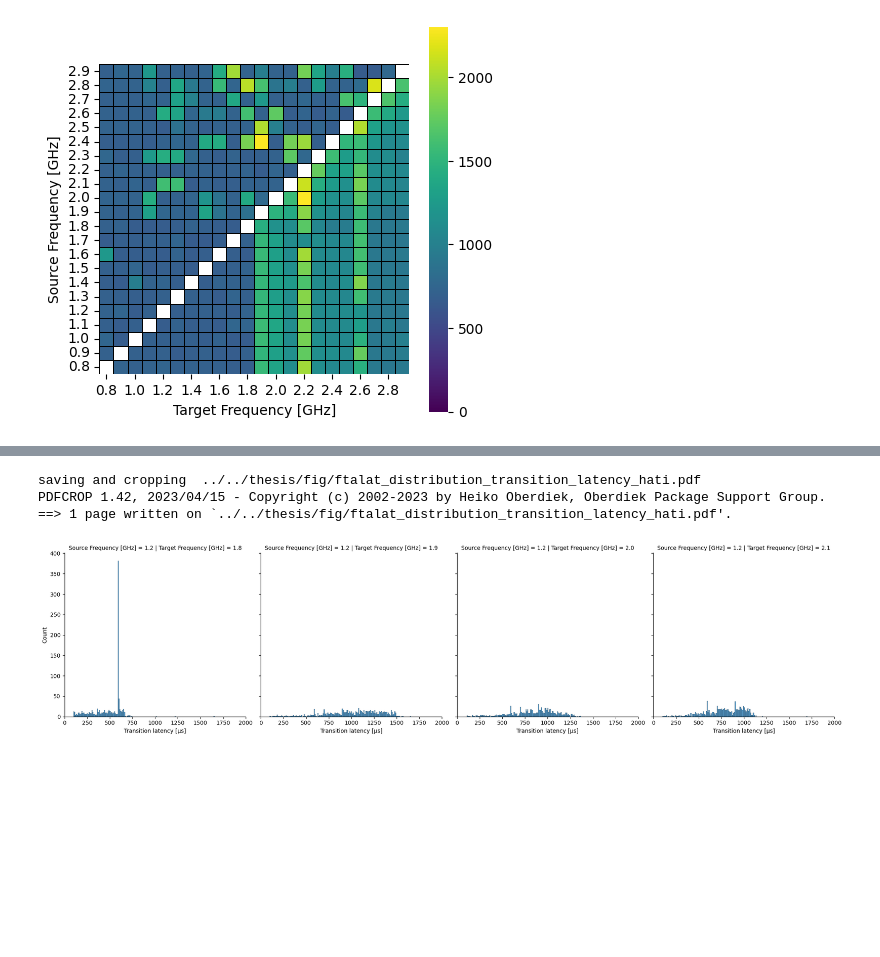
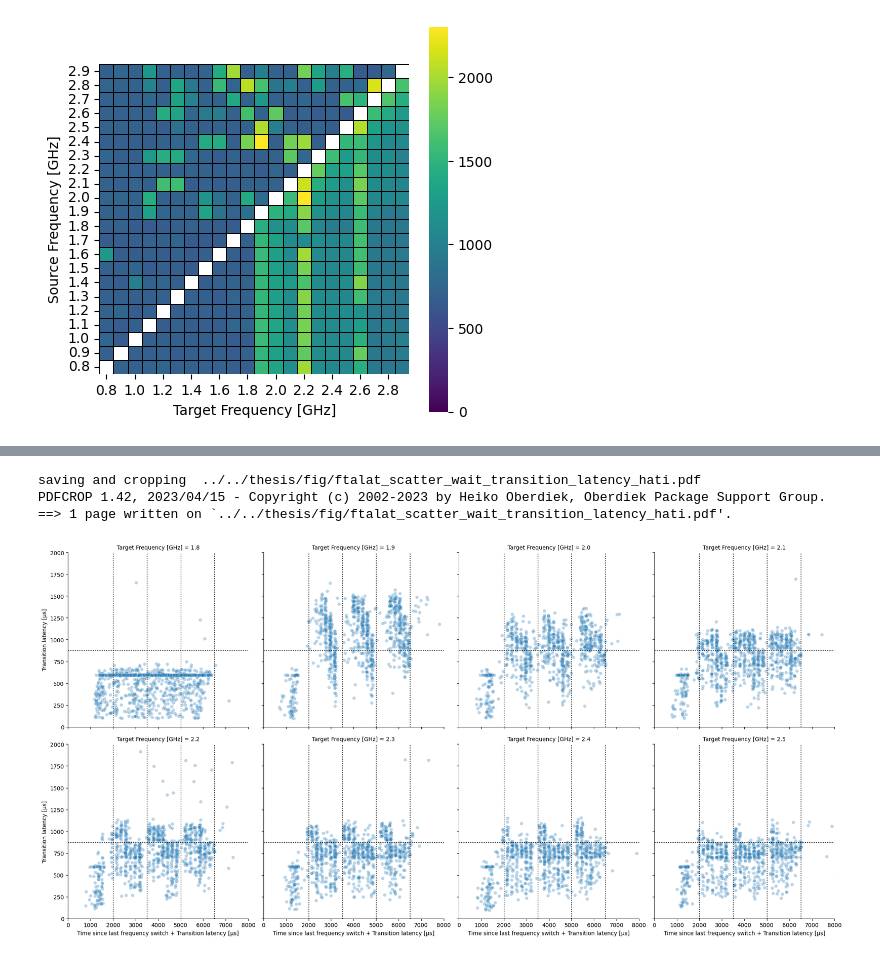
Before and after one commit to marenz2569/2025-sapphire-rapids-ee, a Jupyter notebook: measurements/ftalat/hati_analyze.ipynb, the cells around one changed output, grey strips where cells are left out. Saved outputs shown, nothing was run; the diff lists cells and outputs as text; code cells hidden in the pictures; blank space fills up the shorter version.

```diff
--- a/measurements/ftalat/hati_analyze.ipynb
+++ b/measurements/ftalat/hati_analyze.ipynb
@@ -20,6 +20,7 @@ def savefig(name, **kwargs):
 reference_frequency_per_time_unit = 2.0E3
 TRANSITION_LATENCY = "Transition latency [µs]"
 WAIT_LATENCY = "Time since last frequency switch [µs]"
+WAIT_PLUS_TRANSITION_LATENCY = "Time since last frequency switch + Transition latency [µs]"
 SOURCE_FREQUENCY = "Source Frequency [GHz]"
 TARGET_FREQUENCY = "Target Frequency [GHz]"
 FREQ_TRANSITION = "Frequency transition [GHz]"
@@ -48,6 +49,7 @@ for file in glob.glob(files_matcher):
     data=data.rename(columns={"Change time (with write) [cycles]": TRANSITION_LATENCY, "Time since last frequency change request [cycles]": WAIT_LATENCY})
     data[TRANSITION_LATENCY] = data[TRANSITION_LATENCY] / reference_frequency_per_time_unit
     data[WAIT_LATENCY] = data[WAIT_LATENCY] / reference_frequency_per_time_unit
+    data[WAIT_PLUS_TRANSITION_LATENCY] = data[TRANSITION_LATENCY] + data[WAIT_LATENCY]
 
     # filter invalid measurement values
     data=data[data[TRANSITION_LATENCY]>0]
@@ -213,12 +215,12 @@ PDFCROP 1.42, 2023/04/15 - Copyright (c) 2002-2023 by Heiko Oberdiek, Oberdiek P
 ==> 1 page written on `../../thesis/fig/ftalat_99percentQuantile_hati.pdf'.
 [figure]
 # %%
-col_order = [1.8, 1.9, 2.0, 2.1]
+col_order = [1.8, 1.9, 2.0, 2.1, 2.2, 2.3, 2.4, 2.5]
 # %%
 filtered_data = all_data
 filtered_data = filtered_data[filtered_data[SOURCE_FREQUENCY] == 1.2]
 filtered_data = filtered_data[filtered_data[TARGET_FREQUENCY] >= 1.8]
-filtered_data = filtered_data[filtered_data[TARGET_FREQUENCY] <= 2.1]
+filtered_data = filtered_data[filtered_data[TARGET_FREQUENCY] <= 2.5]
 filtered_data
 # %% [output]
 |  | Transition latency [µs] | Change time [cycles] | Write cost [cycles] | Wait time [us] | Time since last frequency switch ... | ... |
@@ -247,10 +247,15 @@ PDFCROP 1.42, 2023/04/15 - Copyright (c) 2002-2023 by Heiko Oberdiek, Oberdiek P
 # %%
-g = sns.FacetGrid(filtered_data, col=TARGET_FREQUENCY, row=SOURCE_FREQUENCY, height=5, col_order=col_order, xlim=(0, 2000))
-g.map(sns.histplot, TRANSITION_LATENCY, binwidth=10)
+g = sns.FacetGrid(filtered_data, col=TARGET_FREQUENCY, height=5, col_order=col_order, ylim=(0,2000), xlim=(0, 8000), col_wrap=4)
+g.map(sns.scatterplot, WAIT_PLUS_TRANSITION_LATENCY, TRANSITION_LATENCY, alpha=0.3)
 g.add_legend()
-savefig(f"../../thesis/fig/ftalat_distribution_transition_latency_hati")
+buckets = [2000, 3500, 5000, 6500]
+for axi in g.axes:
+    for i in buckets:
+        axi.axvline(x=i, color='black', dashes=[2], linewidth=1)
+    axi.axhline(y=875, color='black', dashes=[2], linewidth=1)
+savefig(f"../../thesis/fig/ftalat_scatter_wait_transition_latency_hati")
 # %% [output]
-saving and cropping  ../../thesis/fig/ftalat_distribution_transition_latency_hati.pdf
+saving and cropping  ../../thesis/fig/ftalat_scatter_wait_transition_latency_hati.pdf
 PDFCROP 1.42, 2023/04/15 - Copyright (c) 2002-2023 by Heiko Oberdiek, Oberdiek Package Support Group.
-==> 1 page written on `../../thesis/fig/ftalat_distribution_transition_latency_hati.pdf'.
+==> 1 page written on `../../thesis/fig/ftalat_scatter_wait_transition_latency_hati.pdf'.
-[figure, old version]
+[figure, new version]
```
Also changed, not shown: parts of 4 cells of this notebook, 9 other files.
